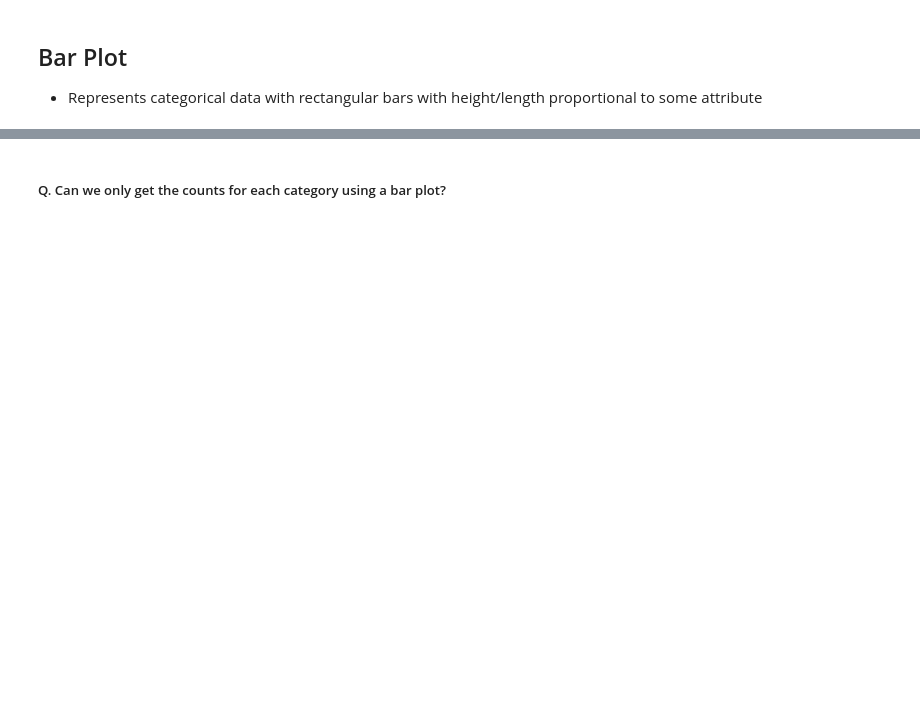
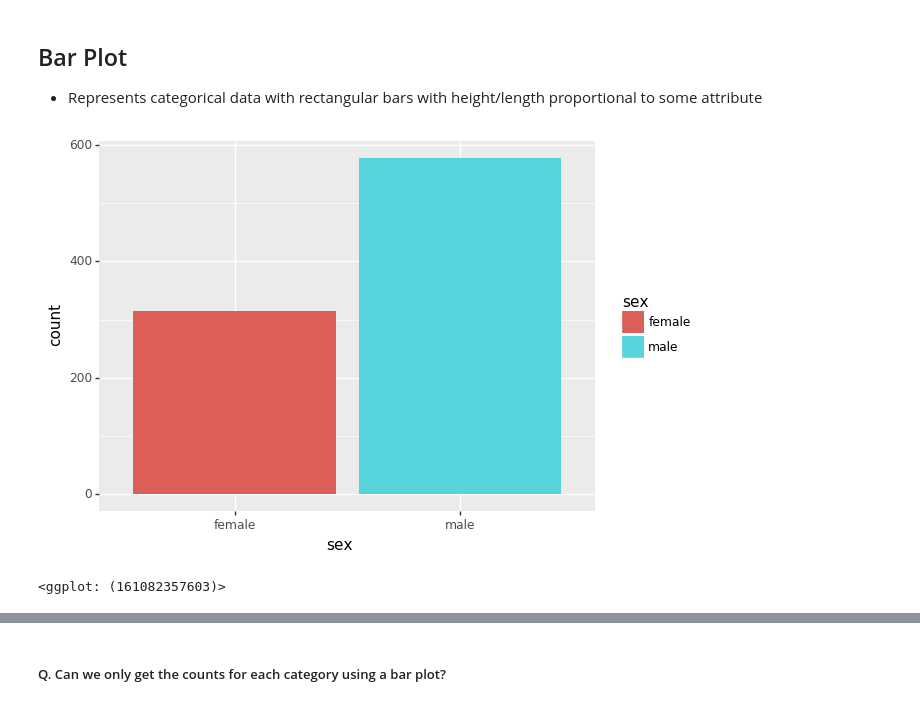
Before and after one commit to h3amza/CPSC392, a Jupyter notebook: Lectures/05-visualizations.ipynb, the cells around one changed output, grey strips where cells are left out. Saved outputs shown, nothing was run; the diff lists cells and outputs as text; code cells hidden in the pictures; blank space fills up the shorter version.

```diff
--- a/Lectures/05-visualizations.ipynb
+++ b/Lectures/05-visualizations.ipynb
@@ -69,7 +122,10 @@ ggplot(titanic,aes(x = 'age'))+geom_histogram(bins=15)
 ## Bar Plot
 * Represents categorical data with rectangular bars with height/length proportional to some attribute
 # %%
-ggplot(titanic,aes(x='sex'))+geom_bar() # how to add coloration?
+ggplot(titanic,aes(x='sex',fill='sex'))+geom_bar() # how to add coloration?
+# %% [output]
+[figure, added]
+<ggplot: (161082357603)>
 # %%
 def num2cat(value):
     if 0 < value <= 8:
```
Also changed, not shown: parts of 17 cells of this notebook.
